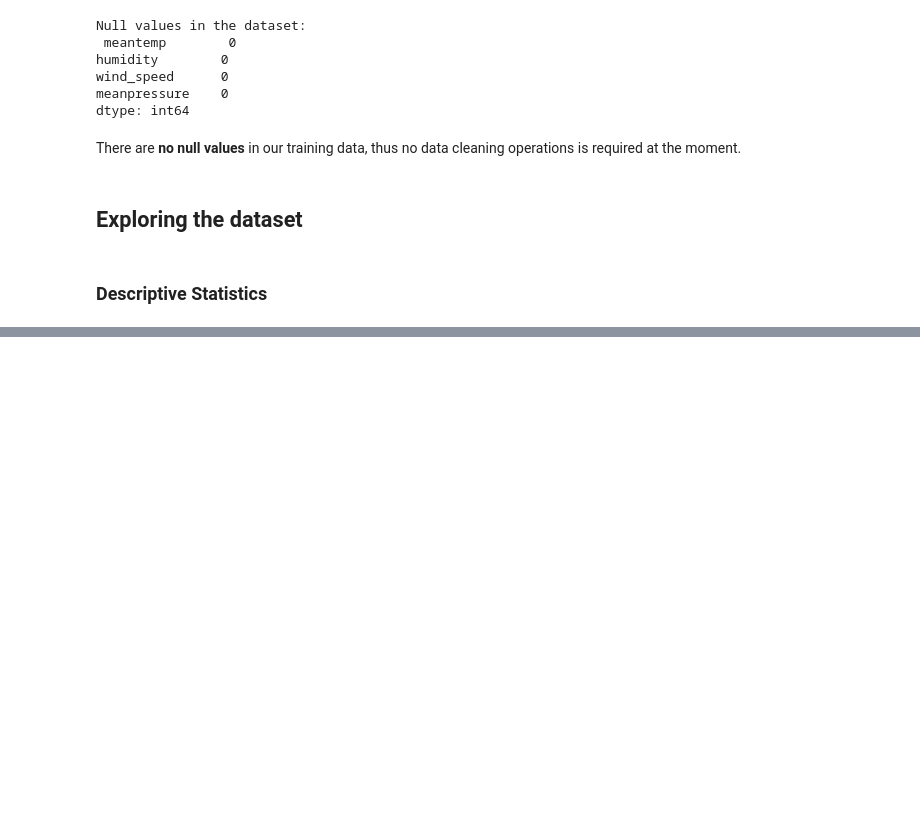
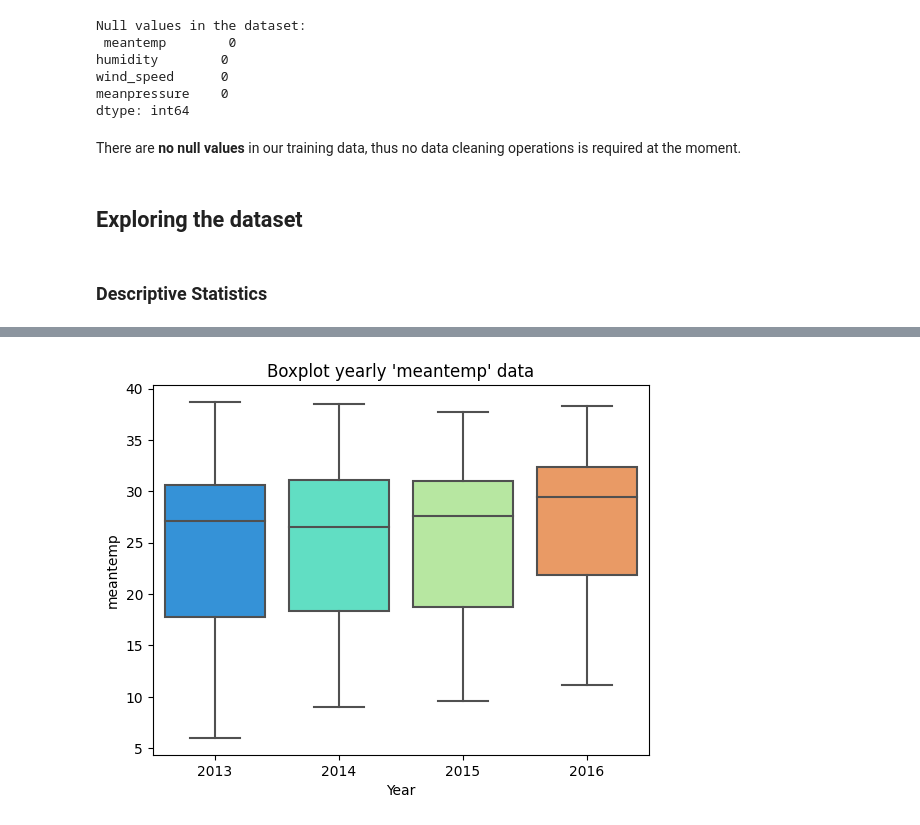
Before and after one commit to marcocolognesi/Weather_Forecast, a Jupyter notebook: project.ipynb, the cells around one changed output, grey strips where cells are left out. Cells and saved outputs as stored; diff of their text form; code cells hidden in the pictures; blank space fills up the shorter version.

```diff
--- a/project.ipynb
+++ b/project.ipynb
@@ -83,0 +117,6 @@ There are **no null values** in our training data, thus no data cleaning operati
+# %%
+sns.boxplot(data=data, x='Year', y='meantemp', palette='rainbow')
+plt.title("Boxplot yearly 'meantemp' data")
+plt.show()
+# %% [output]
+[figure, added]
```
Also changed, not shown: parts of 4 cells of this notebook.
